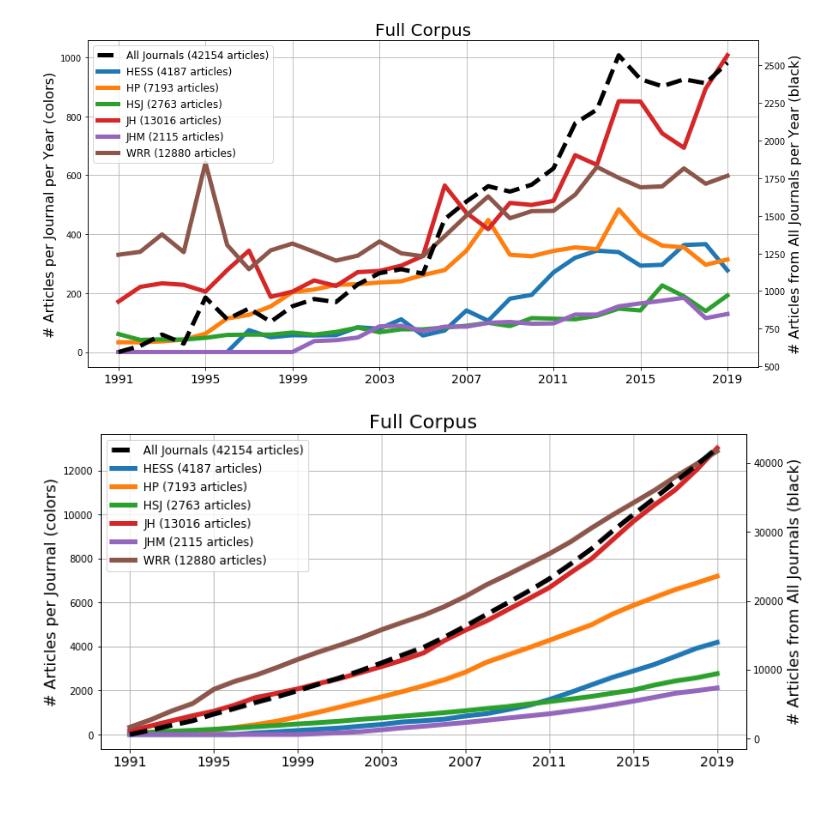
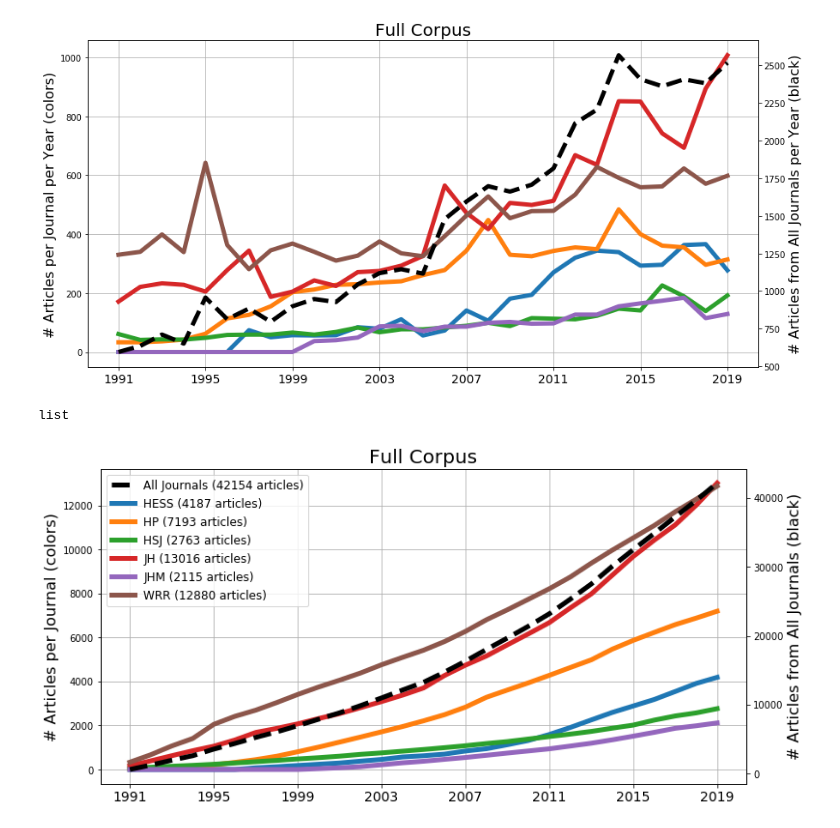
Before and after one commit to mashrekur/topic_modeling_hydrology, a Jupyter notebook: 0_data_preprocessing.ipynb, the cells around one changed output. Drawn from its saved outputs; the diff is of its cells as text; code cells hidden in the pictures.

```diff
--- a/0_data_preprocessing.ipynb
+++ b/0_data_preprocessing.ipynb
@@ -305,38 +306,38 @@ fig, ax = plt.subplots(figsize=(14,7))
 # ax.set_prop_cycle('color', colors)
 
 # Plot full corpus count by year
 ax2 = ax.twinx()  # instantiate a second axes that shares the same x-axis
 lines = ax2.plot(years, np.sum(corpus_distribution, axis=0),
                  'k--',
                  label=f'All Journals ({np.sum(corpus_distribution).astype(int)} articles)',
                  linewidth = 5)
 
 # Plot each journal individually
 for j, journal in enumerate(journals):
     linej = ax.plot(years, corpus_distribution[j,:],
                        linewidth = 5,
                        label=f'{journal} ({np.sum(corpus_distribution[j,:]).astype(int)} articles)')
     lines = lines+linej
 
 # Axis labels
 ax.set_title(f'Full Corpus', fontsize=20)
 ax.set_ylabel('# Articles per Journal per Year (colors)', fontsize=16)
 ax2.set_ylabel('# Articles from All Journals per Year (black)', fontsize=16)
 ax.set_xticks(years[np.floor(np.linspace(0,len(years)-1,8)).astype(int)])
 ax.set_xticklabels(years[np.floor(np.linspace(0,len(years)-1,8)).astype(int)], fontsize=14)
-# ax.set_xlim([1991,2019])
 
-# Legend
-labs = [l.get_label() for l in lines]
-ax.legend(lines, labs, fontsize=12)
 
 # Aesthetics
 ax.grid()
 
 # Save figure
 plt.savefig('figures/full_corpus.png')
 # %% [output]
-[figure, old version]
+[figure, new version]
+# %%
+type(lines)
+# %% [output]
+list
 # %%
 # Create corpus figure --- cumulative
 
```
Also changed, not shown: parts of 2 cells of this notebook, 2 other files.
